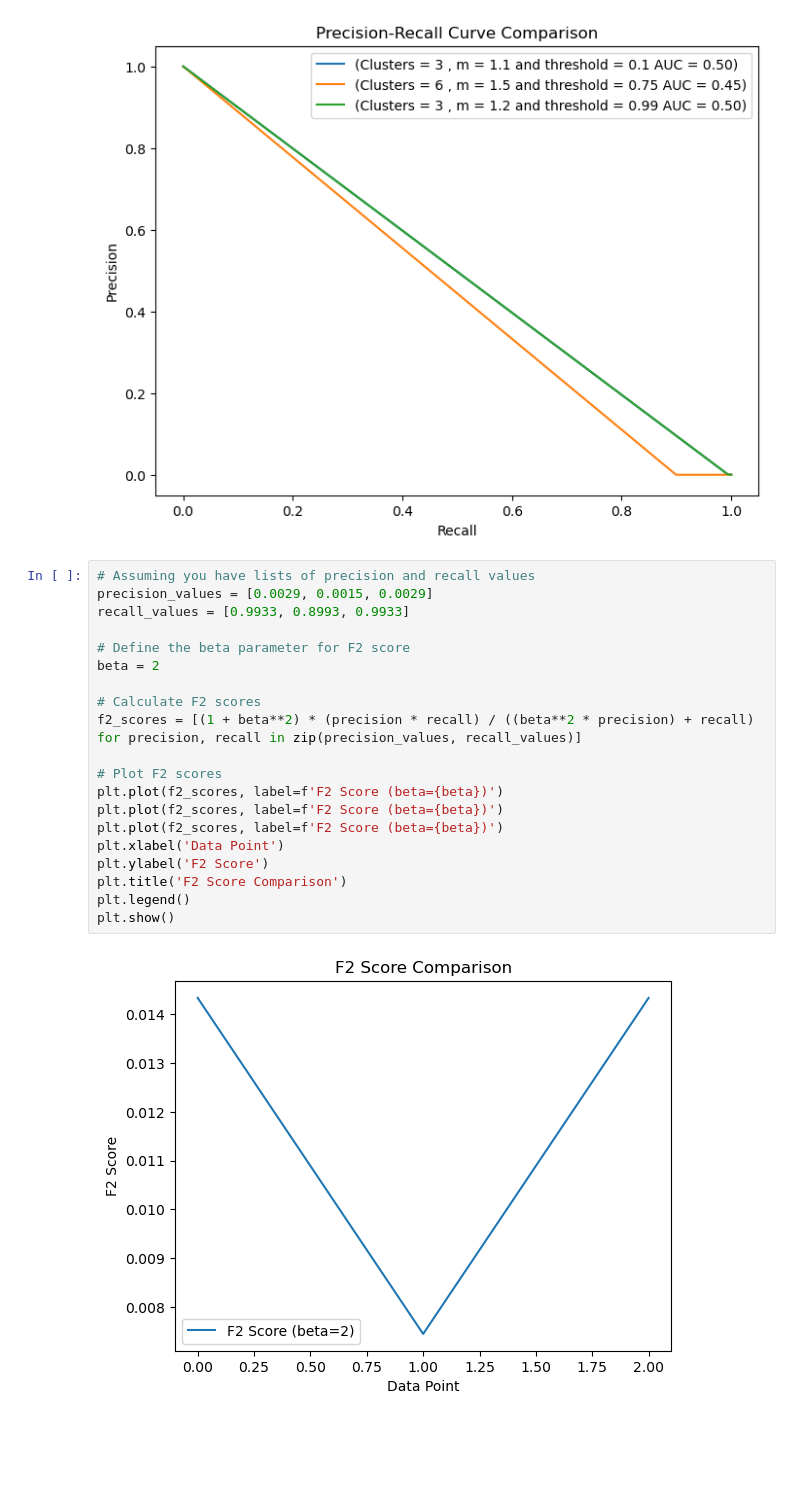
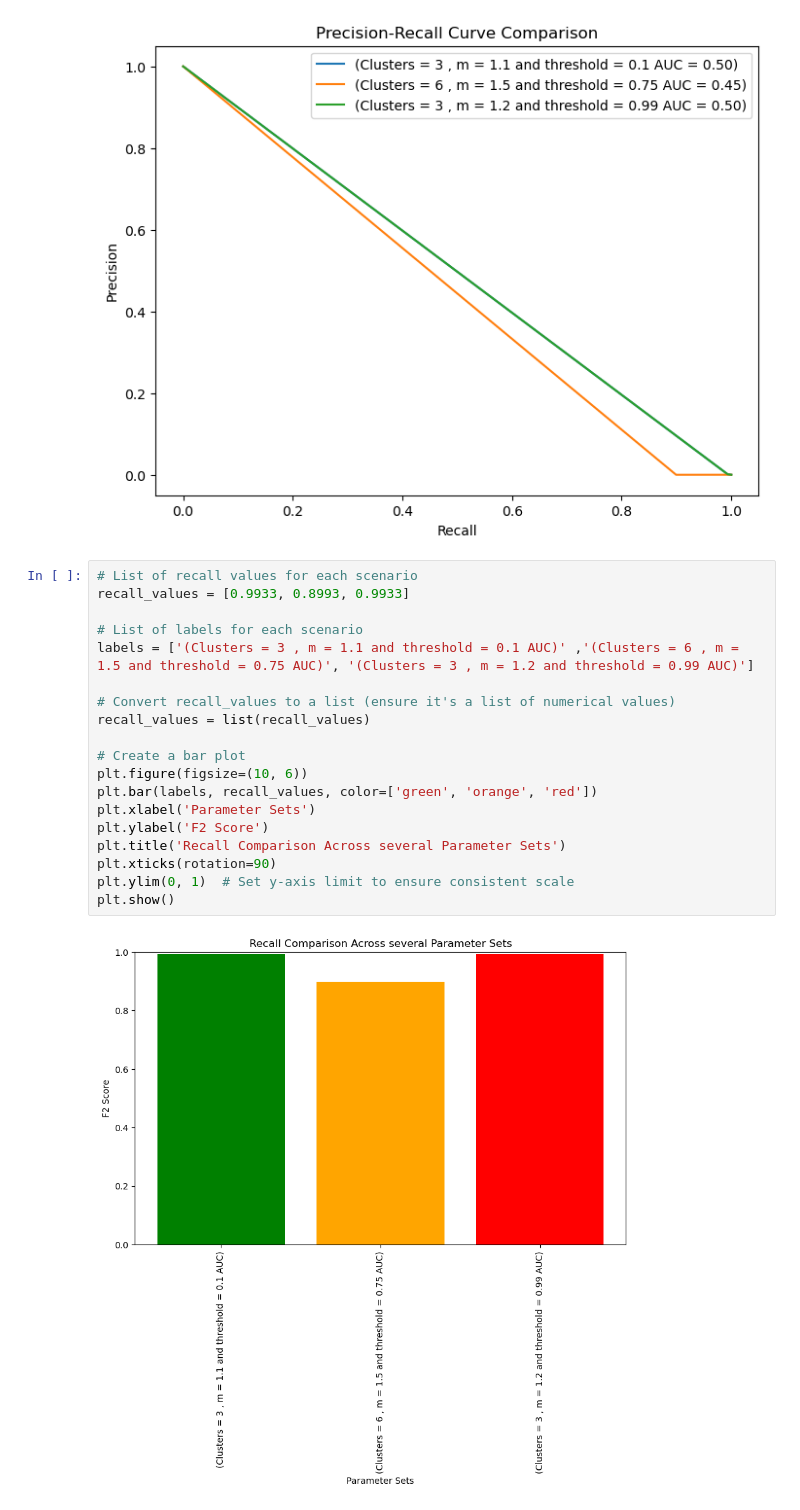
Before and after one commit to AnkitDogra-07/Research-CSE-V, a Jupyter notebook: Work/Notebooks for Data Cleaning/preprocessing.ipynb, the cells around one changed output. Drawn from its saved outputs; the diff is of its cells as text; blank space fills up the shorter version.

```diff
--- a/Work/Notebooks for Data Cleaning/preprocessing.ipynb
+++ b/Work/Notebooks for Data Cleaning/preprocessing.ipynb
@@ -950,25 +985,24 @@ plt.legend(loc='best')
 plt.show()
 # %% [output]
 [figure]
-# %%
-# Assuming you have lists of precision and recall values
-precision_values = [0.0029, 0.0015, 0.0029]
-recall_values = [0.9933, 0.8993, 0.9933]
-
-# Define the beta parameter for F2 score
-beta = 2
-
-# Calculate F2 scores
-f2_scores = [(1 + beta**2) * (precision * recall) / ((beta**2 * precision) + recall) for precision, recall in zip(precision_values, recall_values)]
-
-# Plot F2 scores
-plt.plot(f2_scores, label=f'F2 Score (beta={beta})')
-plt.plot(f2_scores, label=f'F2 Score (beta={beta})')
-plt.plot(f2_scores, label=f'F2 Score (beta={beta})')
-plt.xlabel('Data Point')
-plt.ylabel('F2 Score')
-plt.title('F2 Score Comparison')
-plt.legend()
-plt.show()
-# %% [output]
-[figure, removed]
+# %%
+# List of recall values for each scenario
+recall_values = [0.9933, 0.8993, 0.9933]
+
+# List of labels for each scenario
+labels = ['(Clusters = 3 , m = 1.1 and threshold = 0.1 AUC)' ,'(Clusters = 6 , m = 1.5 and threshold = 0.75 AUC)', '(Clusters = 3 , m = 1.2 and threshold = 0.99 AUC)']
+
+# Convert recall_values to a list (ensure it's a list of numerical values)
+recall_values = list(recall_values)
+
+# Create a bar plot
+plt.figure(figsize=(10, 6))
+plt.bar(labels, recall_values, color=['green', 'orange', 'red'])
+plt.xlabel('Parameter Sets')
+plt.ylabel('F2 Score')
+plt.title('Recall Comparison Across several Parameter Sets')
+plt.xticks(rotation=90)
+plt.ylim(0, 1)  # Set y-axis limit to ensure consistent scale
+plt.show()
+# %% [output]
+[figure, added]
```
Also changed, not shown: parts of 2 cells of this notebook.
